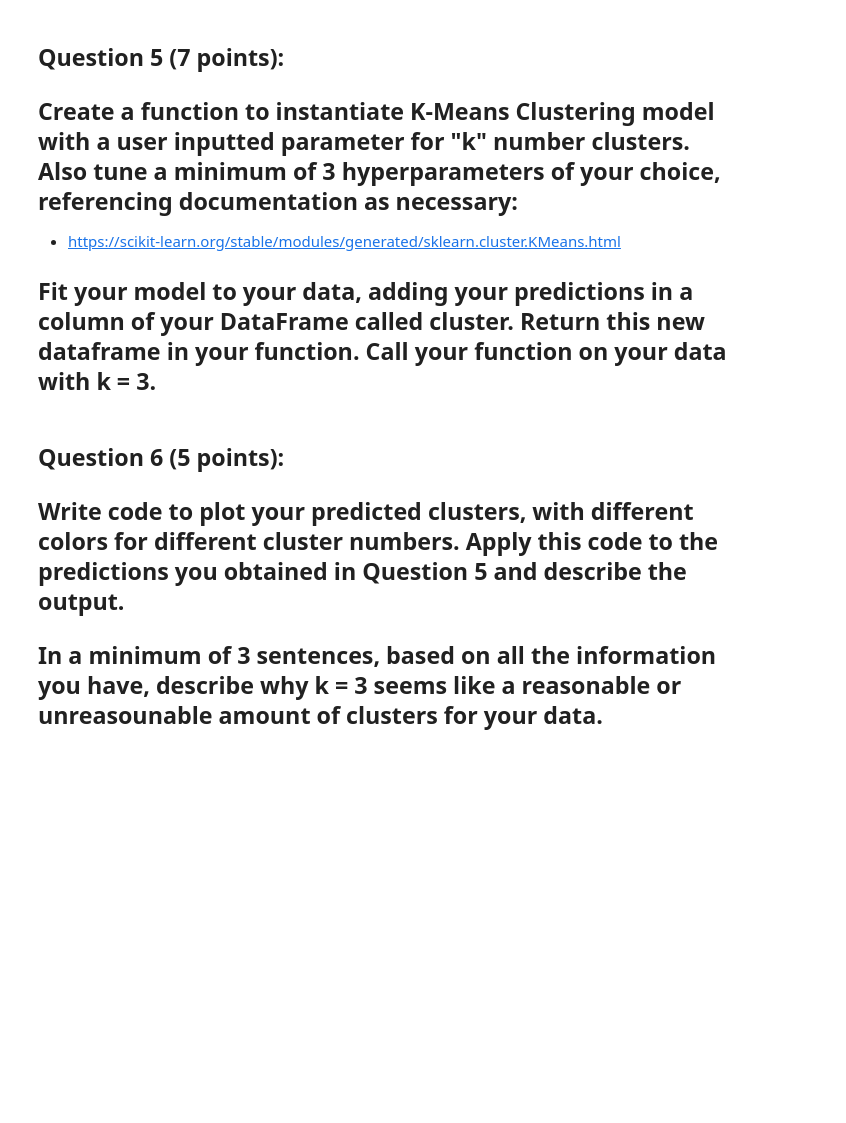
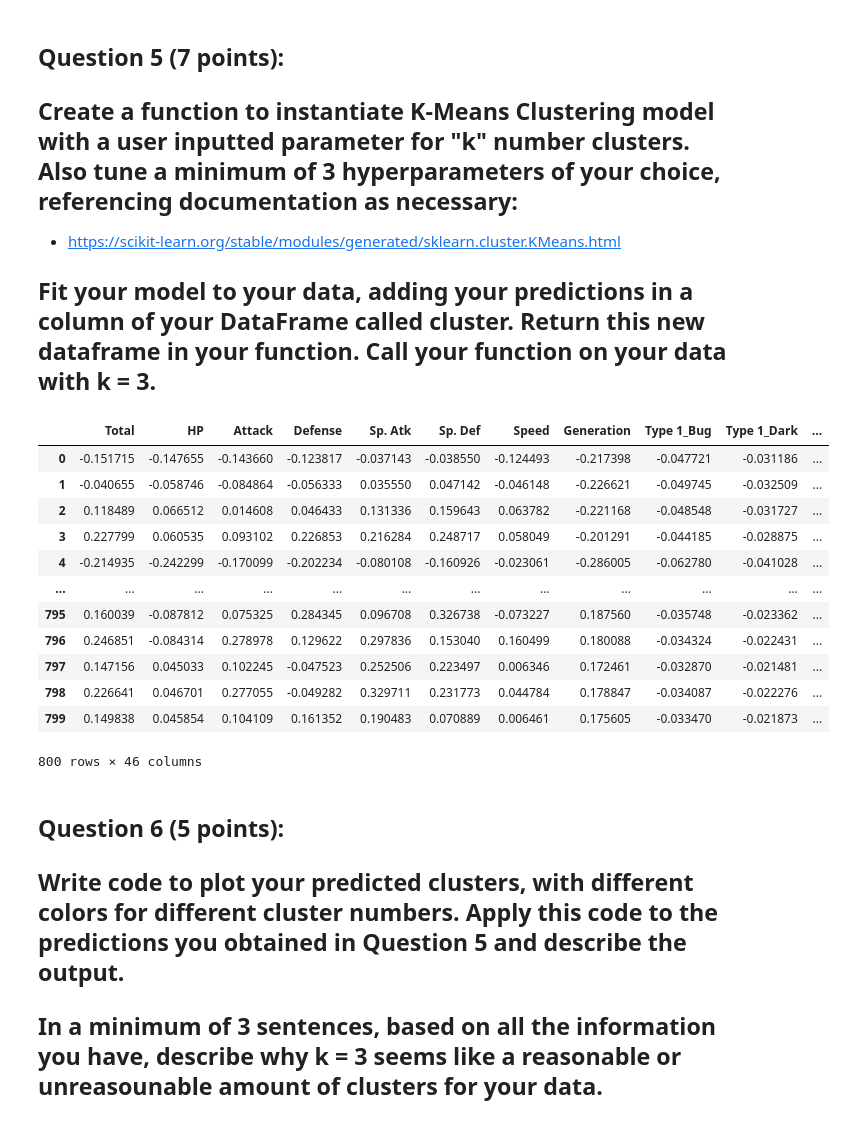
Before and after one commit to aaditiparabs/DS-3001, a Jupyter notebook: labs/Lab_4_Unsupervised_Learning.ipynb, the cells around one changed output. Cells and saved outputs as stored; diff of their text form; code cells hidden in the pictures; blank space fills up the shorter version.

```diff
--- a/labs/Lab_4_Unsupervised_Learning.ipynb
+++ b/labs/Lab_4_Unsupervised_Learning.ipynb
@@ -158,22 +149,32 @@ Legendary: binary because yes/no
 # %%
 from sklearn.preprocessing import StandardScaler, Normalizer
 
+nonscaled = pd.DataFrame({
+    "Column Name": encoded_poke_df.columns,
+    "Min": encoded_poke_df.min().values,
+    "Max": encoded_poke_df.max().values
+})
+
+print('min/max before scaling and normalizing:')
+display(nonscaled)
 
 scaler = StandardScaler()
-scaled = scaler.fit_transform(encoded_poke_df[num_df])
-scaleddf = pd.DataFrame(scaled, columns=num_df)
+scaled = scaler.fit_transform(encoded_poke_df)
+scaleddf = pd.DataFrame(scaled, columns=encoded_poke_df.columns)
 
 normalizer = Normalizer()
 normalized = normalizer.fit_transform(scaleddf)
-normalizeddf = pd.DataFrame(normalized, columns=num_df)
+final_df = pd.DataFrame(normalized, columns=encoded_poke_df.columns)
+
+
+#display(final_df)
 
 numericdf = pd.DataFrame({
-    "Column Name": num_df.columns,
-    "Standardized Min": scaleddf.min().values,
-    "Standardized Max": scaleddf.max().values,
-    "Normalized Min": normalizeddf.min().values,
-    "Normalized Max": normalizeddf.max().values
+    "Column Name": final_df.columns,
+    "Scaled and Normalized Min": final_df.min().values,
+    "Scaled and Normalized Max": final_df.max().values
 })
 
+print('min/max after scaling and normalizing:')
 numericdf
 # %% [output]
@@ -189,6 +227,36 @@ ValueError: Boolean array expected for the condition, not int64
 
 
 ## Fit your model to your data, adding your predictions in a column of your DataFrame called cluster. Return this new dataframe in your function. Call your function on your data with k = 3.
+# %%
+from sklearn.cluster import KMeans
+
+def k_means_func(mydataframe, kvalue):
+    k_means_model = KMeans(n_clusters=kvalue, init = 'random', n_init = 20, max_iter=400, random_state=3001)
+
+    clusters = k_means_model.fit_predict(mydataframe)
+
+    result_df = mydataframe.copy()
+    result_df['cluster'] = clusters
+
+    return result_df
+
+resultsdf=k_means_func(final_df, 3)
+
+display(resultsdf)
+# %% [output]
+|  | Total | HP | Attack | Defense | Sp. Atk | Sp. Def | Speed | Generation | Type 1_Bug | Type 1_Dark | ... |
+| 0 | -0.151715 | -0.147655 | -0.143660 | -0.123817 | -0.037143 | -0.038550 | -0.124493 | -0.217398 | -0.047721 | -0.031186 | ... |
+| 1 | -0.040655 | -0.058746 | -0.084864 | -0.056333 | 0.035550 | 0.047142 | -0.046148 | -0.226621 | -0.049745 | -0.032509 | ... |
+| 2 | 0.118489 | 0.066512 | 0.014608 | 0.046433 | 0.131336 | 0.159643 | 0.063782 | -0.221168 | -0.048548 | -0.031727 | ... |
+| 3 | 0.227799 | 0.060535 | 0.093102 | 0.226853 | 0.216284 | 0.248717 | 0.058049 | -0.201291 | -0.044185 | -0.028875 | ... |
+| 4 | -0.214935 | -0.242299 | -0.170099 | -0.202234 | -0.080108 | -0.160926 | -0.023061 | -0.286005 | -0.062780 | -0.041028 | ... |
+| ... | ... | ... | ... | ... | ... | ... | ... | ... | ... | ... | ... |
+| 795 | 0.160039 | -0.087812 | 0.075325 | 0.284345 | 0.096708 | 0.326738 | -0.073227 | 0.187560 | -0.035748 | -0.023362 | ... |
+| 796 | 0.246851 | -0.084314 | 0.278978 | 0.129622 | 0.297836 | 0.153040 | 0.160499 | 0.180088 | -0.034324 | -0.022431 | ... |
+| 797 | 0.147156 | 0.045033 | 0.102245 | -0.047523 | 0.252506 | 0.223497 | 0.006346 | 0.172461 | -0.032870 | -0.021481 | ... |
+| 798 | 0.226641 | 0.046701 | 0.277055 | -0.049282 | 0.329711 | 0.231773 | 0.044784 | 0.178847 | -0.034087 | -0.022276 | ... |
+| 799 | 0.149838 | 0.045854 | 0.104109 | 0.161352 | 0.190483 | 0.070889 | 0.006461 | 0.175605 | -0.033470 | -0.021873 | ... |
+800 rows × 46 columns
 # %% [markdown]
 ## **Question 6 (5 points):**
 ## Write code to plot your predicted clusters, with different colors for different cluster numbers. Apply this code to the predictions you obtained in Question 5 and describe the output.
```
Also changed, not shown: parts of 6 cells of this notebook, 1 other file.
